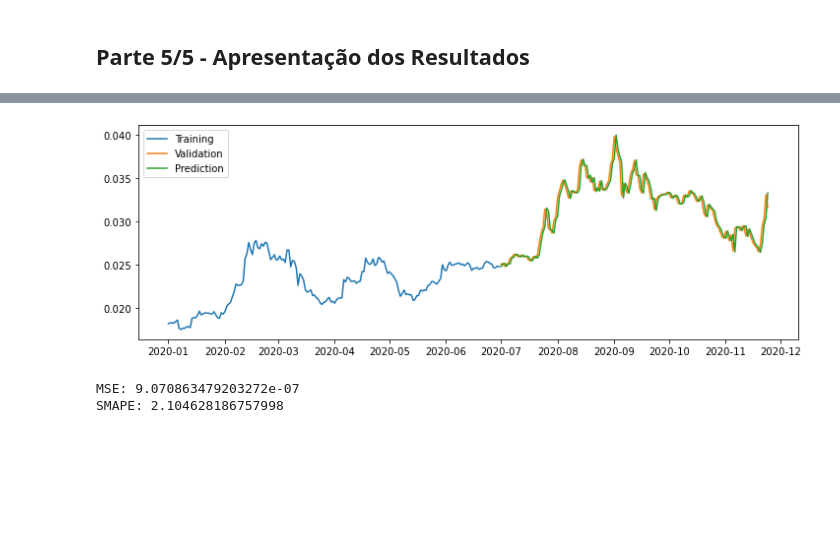
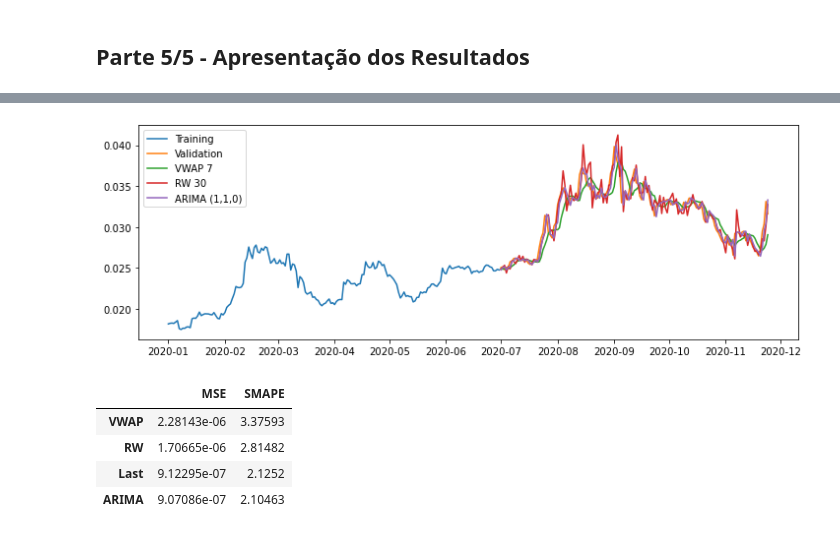
Before and after one commit to vbmeireles/arima, a Jupyter notebook: crypto-autoarima.ipynb, the cells around one changed output, grey strips where cells are left out. Drawn from its saved outputs; the diff is of its cells as text; code cells hidden in the pictures; blank space fills up the shorter version.

```diff
--- a/crypto-autoarima.ipynb
+++ b/crypto-autoarima.ipynb
@@ -691,0 +761,19 @@ vfst = '2020-07-01'
+# %%
+%%time
+
+# Definição do período, em dias, para os valores possíveis das caminhadas aleatórias
+rwperiod = 30
+
+# Cálculo dos valores das caminhadas aleatórias
+for mindex, market in markets.items():
+    if mindex == 'BTC-USD':
+        continue
+    market['RWalk'] = pd.Series()
+    for cindex, close in market.Close[vfst:].items():
+        i = market.Close.index.get_loc(cindex)
+        # Escolha aleatória do RCLOSE (evolução) de um dos RWPERIOD (30) períodos anteriores
+        x = random.randint(1, rwperiod)
+        if mindex == ('ETH-USD' or 'XRP-USD'):
+            market['RWalk'][cindex] = market.EClose[i-1] * market.RClose[i-x]
+        else:
+            market['RWalk'][cindex] = market.Close[i-1] * market.RClose[i-x]
@@ -691,0 +786,16 @@ vfst = '2020-07-01'
+# %%
+lambdas = pd.DataFrame(index = ['BLX', 'ETH-USD', 'XRP-USD', 'ETH-BTC', 'XRP-BTC'])
+lambdas['Close'] = pd.Series()
+lambdas['Volume'] = pd.Series()
+
+# Transformação Box-Cox das séries BLX, ETH-BTC e XRP-BTC (Close e Volume)
+for market in ['BLX', 'ETH-BTC', 'XRP-BTC']:
+    markets[market]['BClose'], lambdas.Close[market] = boxcox(markets[market].Close)
+    markets[market]['BVolume'], lambdas.Volume[market] = boxcox(markets[market].Volume)
+
+# Transformação Box-Cox das séries ETH-USD e XRP-USD (EClose e EVolume)
+for market in ['ETH-USD', 'XRP-USD']:
+    markets[market]['BClose'], lambdas.Close[market] = boxcox(markets[market].EClose)
+    markets[market]['BVolume'], lambdas.Volume[market] = boxcox(markets[market].EVolume)
+
+lambdas
@@ -694,9 +811,10 @@ vfst = '2020-07-01'
 # %%
 %%time
+
 arima = pd.Series()
 
 # Ajuste automático dos modelos ARIMA por meio do método auto_arima()
-for index, lbd in lambdas.items():
+for index, lbd in lambdas.Close.items():
     arima[index] = pm.auto_arima(markets[index].BClose[:tlst], seasonal=False)
     print(index, arima[index].order)
 # %% [output]
@@ -746,7 +864,7 @@ for mindex in lambdas.index:
     for cindex, close in markets[mindex].BClose[vfst:].items():
         markets[mindex]['BPrediction'].loc[cindex] = arima[mindex].predict(1)[0]
         arima[mindex].update(close)
-    markets[mindex]['Prediction'] = inv_boxcox(markets[mindex].BPrediction, lambdas[mindex])
+    markets[mindex]['Prediction'] = inv_boxcox(markets[mindex].BPrediction, lambdas.Close[mindex])
 # %% [output]
 Wall time: 2min 42s
 # %% [markdown]
@@ -807,18 +989,38 @@ SMAPE: 2.673002287470077
 # %%
 pp.figure(figsize=(12, 4))
 pp.plot(markets['ETH-BTC'].Close['2020-01-01':tlst], label='Training')
 pp.plot(markets['ETH-BTC'].Close[vfst:], label='Validation')
-pp.plot(markets['ETH-BTC'].Prediction, label='Prediction')
+pp.plot(markets['ETH-BTC'].VWAP, label='VWAP ' + str(vwperiod))
+pp.plot(markets['ETH-BTC'].RWalk[vfst:], label='RW ' + str(rwperiod))
+pp.plot(markets['ETH-BTC'].Prediction, label='ARIMA (' + ','.join(map(str, arima['ETH-BTC'].order)) + ')')
 pp.legend(loc=2)
 pp.show()
 # %% [output]
-[figure, old version]
+[figure, new version]
-# %%
-print('MSE:', mse(markets['ETH-BTC'].Prediction, markets['ETH-BTC'].Close[vfst:]))
-print('SMAPE:', smape(markets['ETH-BTC'].Prediction, markets['ETH-BTC'].Close[vfst:]))
-# %% [output]
-MSE: 9.070863479203272e-07
-SMAPE: 2.104628186757998
+# %%
+market = 'ETH-BTC'
+
+evaluation[market] = pd.DataFrame(columns=em, index=ei)
+
+evaluation[market].MSE.VWAP = mse(markets[market].VWAP, markets[market].Close[vfst:])
+evaluation[market].SMAPE.VWAP = smape(markets[market].VWAP, markets[market].Close[vfst:])
+
+evaluation[market].MSE.RW = mse(markets[market].RWalk, markets[market].Close[vfst:])
+evaluation[market].SMAPE.RW = smape(markets[market].RWalk, markets[market].Close[vfst:])
+
+evaluation[market].MSE.Last = mse(markets[market].Close[vfst:].shift(-1), markets[market].Close[vfst:])
+evaluation[market].SMAPE.Last = smape(markets[market].Close[vfst:].shift(-1), markets[market].Close[vfst:])
+
+evaluation[market].MSE.ARIMA = mse(markets[market].Prediction, markets[market].Close[vfst:])
+evaluation[market].SMAPE.ARIMA = smape(markets[market].Prediction, markets[market].Close[vfst:])
+
+evaluation[market]
+# %% [output]
+|  | MSE | SMAPE |
+| VWAP | 2.28143e-06 | 3.37593 |
+| RW | 1.70665e-06 | 2.81482 |
+| Last | 9.12295e-07 | 2.1252 |
+| ARIMA | 9.07086e-07 | 2.10463 |
 # %%
 pp.figure(figsize=(12, 4))
 pp.plot(markets['XRP-BTC'].Close['2020-01-01':tlst], label='Training')
```
Also changed, not shown: parts of 37 cells of this notebook.
